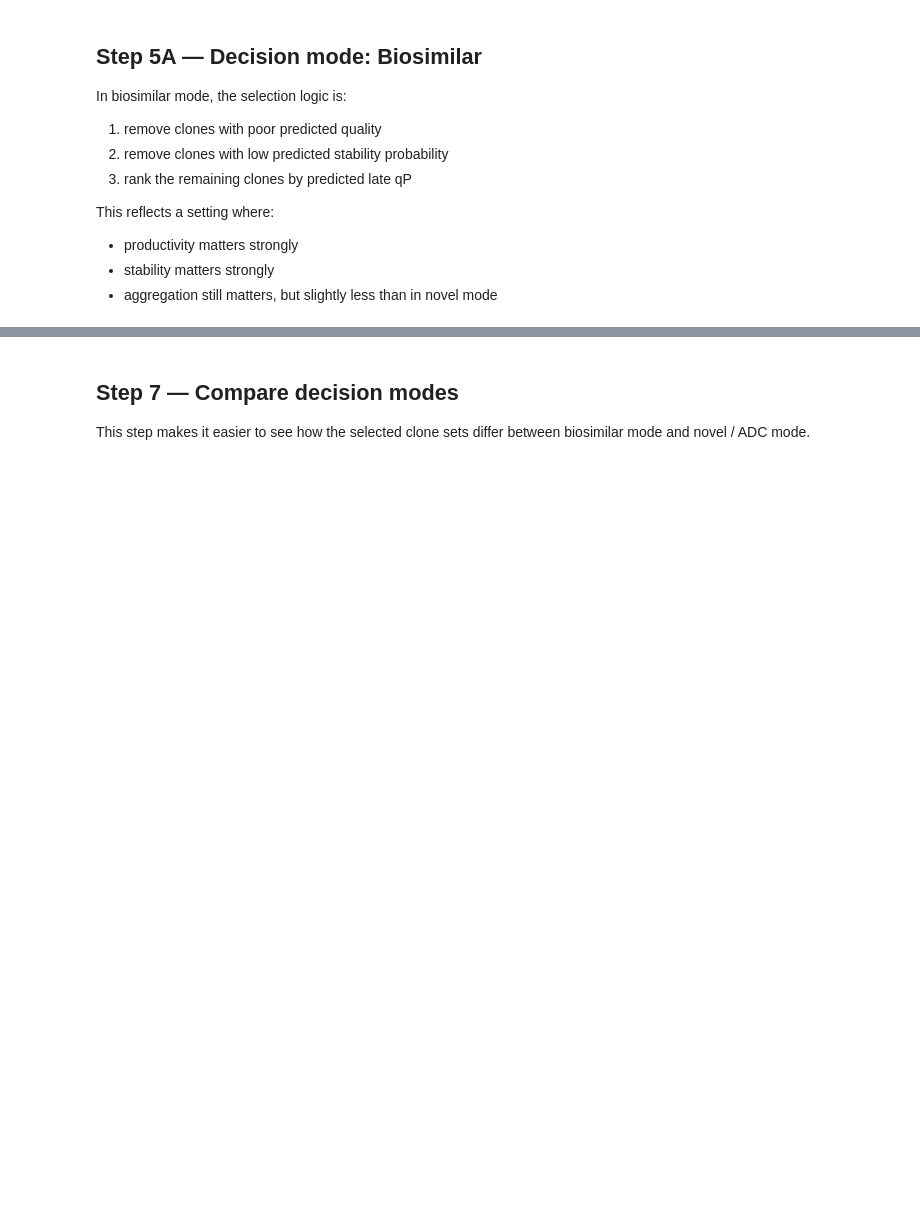
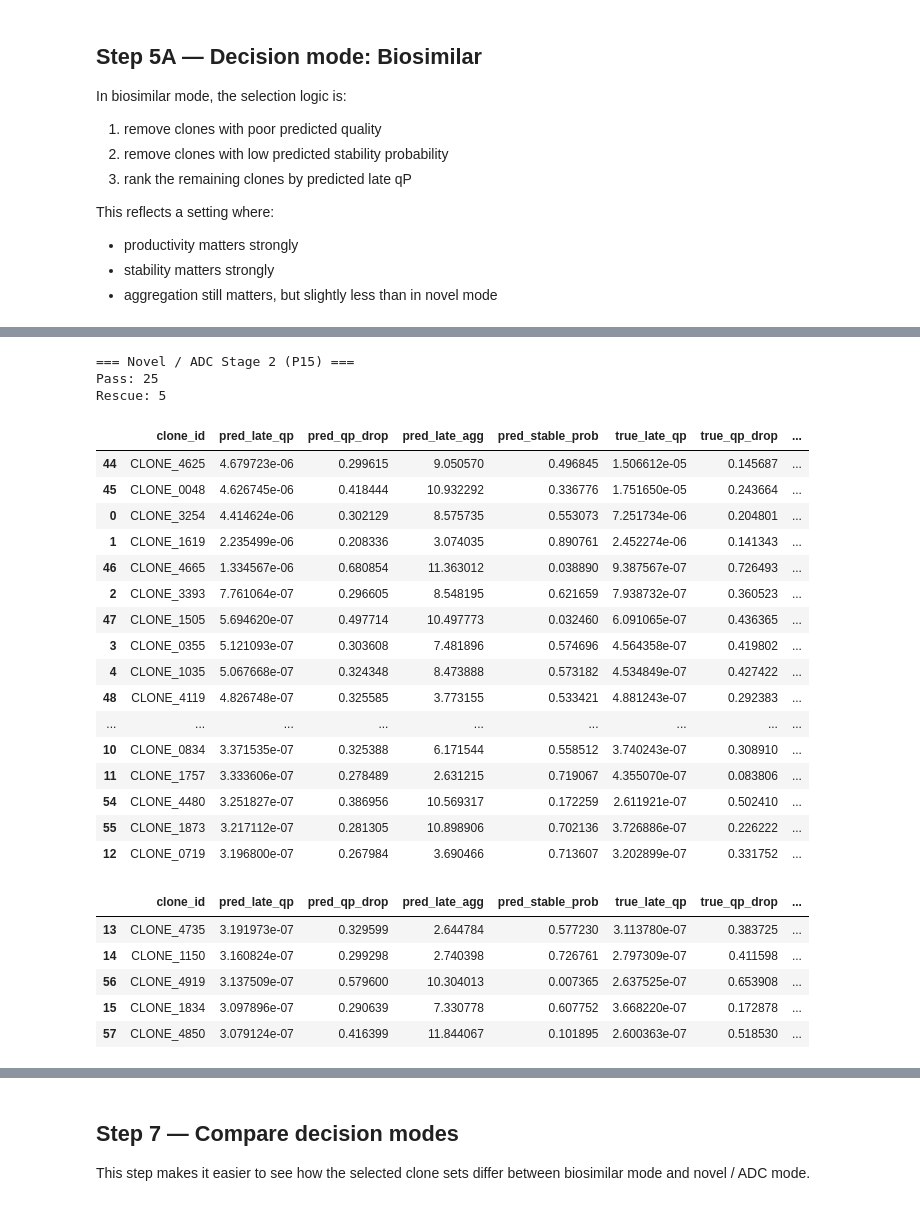
Before and after one commit to Sanghee-L/CLD_ML_PIPELINE, a Jupyter notebook: notebooks/04b_predicted_late_selection.ipynb, the cells around one changed output, grey strips where cells are left out. Cells and saved outputs as stored; diff of their text form; code cells hidden in the pictures; blank space fills up the shorter version.

```diff
--- a/notebooks/04b_predicted_late_selection.ipynb
+++ b/notebooks/04b_predicted_late_selection.ipynb
@@ -324,0 +604,63 @@ pd.DataFrame([novel_eval])
+# %%
+# --------------------------------------------------
+# Novel / ADC Stage 2 (P15) refinement
+# --------------------------------------------------
+
+novel_stage2_pool = pd.concat([novel_stage1_pass, novel_stage1_rescue], ignore_index=True)
+
+novel_stage2_pool["rank_metric"] = novel_stage2_pool["pred_late_qp"]
+novel_stage2_pool = novel_stage2_pool.sort_values(
+    ["rank_metric", "pred_stable_prob"],
+    ascending=[False, False]
+).copy()
+
+NOVEL_P15_PASS_N = 25
+NOVEL_P15_RESCUE_N = 5
+
+novel_stage2_pass = novel_stage2_pool.head(NOVEL_P15_PASS_N).copy()
+novel_stage2_rescue = novel_stage2_pool.iloc[
+    NOVEL_P15_PASS_N:NOVEL_P15_PASS_N + NOVEL_P15_RESCUE_N
+].copy()
+
+print("=== Novel / ADC Stage 2 (P15) ===")
+print("Pass:", len(novel_stage2_pass))
+print("Rescue:", len(novel_stage2_rescue))
+
+display(novel_stage2_pass[[
+    "clone_id",
+    "pred_late_qp", "pred_qp_drop", "pred_late_agg", "pred_stable_prob",
+    "true_late_qp", "true_qp_drop", "true_late_agg", "true_stable_label"
+] + [c for c in ["pred_super_prob", "pred_aggr_prob"] if c in novel_stage2_pass.columns]])
+
+display(novel_stage2_rescue[[
+    "clone_id",
+    "pred_late_qp", "pred_qp_drop", "pred_late_agg", "pred_stable_prob",
+    "true_late_qp", "true_qp_drop", "true_late_agg", "true_stable_label"
+] + [c for c in ["pred_super_prob", "pred_aggr_prob"] if c in novel_stage2_rescue.columns]])
+# %% [output]
+=== Novel / ADC Stage 2 (P15) ===
+Pass: 25
+Rescue: 5
+|  | clone_id | pred_late_qp | pred_qp_drop | pred_late_agg | pred_stable_prob | true_late_qp | true_qp_drop | ... |
+| 44 | CLONE_4625 | 4.679723e-06 | 0.299615 | 9.050570 | 0.496845 | 1.506612e-05 | 0.145687 | ... |
+| 45 | CLONE_0048 | 4.626745e-06 | 0.418444 | 10.932292 | 0.336776 | 1.751650e-05 | 0.243664 | ... |
+| 0 | CLONE_3254 | 4.414624e-06 | 0.302129 | 8.575735 | 0.553073 | 7.251734e-06 | 0.204801 | ... |
+| 1 | CLONE_1619 | 2.235499e-06 | 0.208336 | 3.074035 | 0.890761 | 2.452274e-06 | 0.141343 | ... |
+| 46 | CLONE_4665 | 1.334567e-06 | 0.680854 | 11.363012 | 0.038890 | 9.387567e-07 | 0.726493 | ... |
+| 2 | CLONE_3393 | 7.761064e-07 | 0.296605 | 8.548195 | 0.621659 | 7.938732e-07 | 0.360523 | ... |
+| 47 | CLONE_1505 | 5.694620e-07 | 0.497714 | 10.497773 | 0.032460 | 6.091065e-07 | 0.436365 | ... |
+| 3 | CLONE_0355 | 5.121093e-07 | 0.303608 | 7.481896 | 0.574696 | 4.564358e-07 | 0.419802 | ... |
+| 4 | CLONE_1035 | 5.067668e-07 | 0.324348 | 8.473888 | 0.573182 | 4.534849e-07 | 0.427422 | ... |
+| 48 | CLONE_4119 | 4.826748e-07 | 0.325585 | 3.773155 | 0.533421 | 4.881243e-07 | 0.292383 | ... |
+| ... | ... | ... | ... | ... | ... | ... | ... | ... |
+| 10 | CLONE_0834 | 3.371535e-07 | 0.325388 | 6.171544 | 0.558512 | 3.740243e-07 | 0.308910 | ... |
+| 11 | CLONE_1757 | 3.333606e-07 | 0.278489 | 2.631215 | 0.719067 | 4.355070e-07 | 0.083806 | ... |
+| 54 | CLONE_4480 | 3.251827e-07 | 0.386956 | 10.569317 | 0.172259 | 2.611921e-07 | 0.502410 | ... |
+| 55 | CLONE_1873 | 3.217112e-07 | 0.281305 | 10.898906 | 0.702136 | 3.726886e-07 | 0.226222 | ... |
+| 12 | CLONE_0719 | 3.196800e-07 | 0.267984 | 3.690466 | 0.713607 | 3.202899e-07 | 0.331752 | ... |
+|  | clone_id | pred_late_qp | pred_qp_drop | pred_late_agg | pred_stable_prob | true_late_qp | true_qp_drop | ... |
+| 13 | CLONE_4735 | 3.191973e-07 | 0.329599 | 2.644784 | 0.577230 | 3.113780e-07 | 0.383725 | ... |
+| 14 | CLONE_1150 | 3.160824e-07 | 0.299298 | 2.740398 | 0.726761 | 2.797309e-07 | 0.411598 | ... |
+| 56 | CLONE_4919 | 3.137509e-07 | 0.579600 | 10.304013 | 0.007365 | 2.637525e-07 | 0.653908 | ... |
+| 15 | CLONE_1834 | 3.097896e-07 | 0.290639 | 7.330778 | 0.607752 | 3.668220e-07 | 0.172878 | ... |
+| 57 | CLONE_4850 | 3.079124e-07 | 0.416399 | 11.844067 | 0.101895 | 2.600363e-07 | 0.518530 | ... |
```
Also changed, not shown: parts of 22 cells of this notebook.
